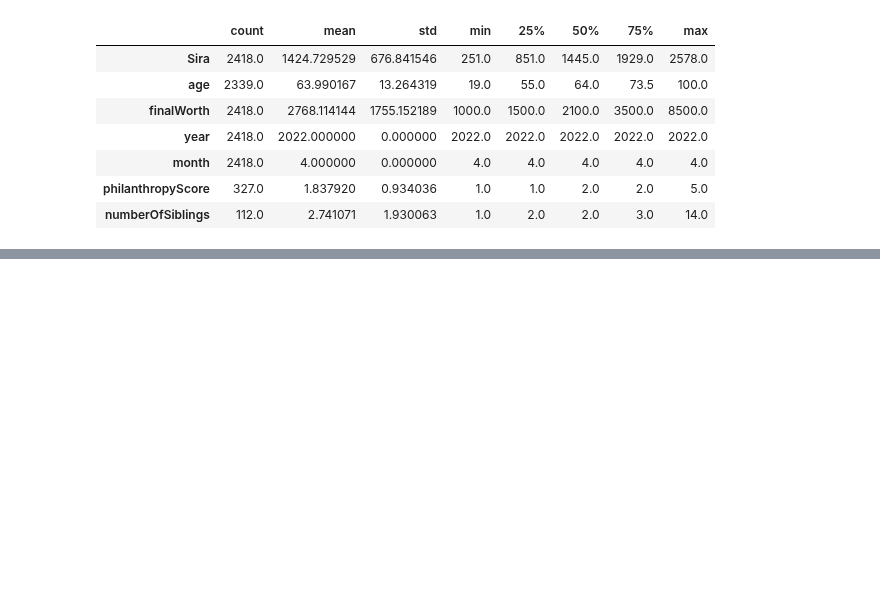
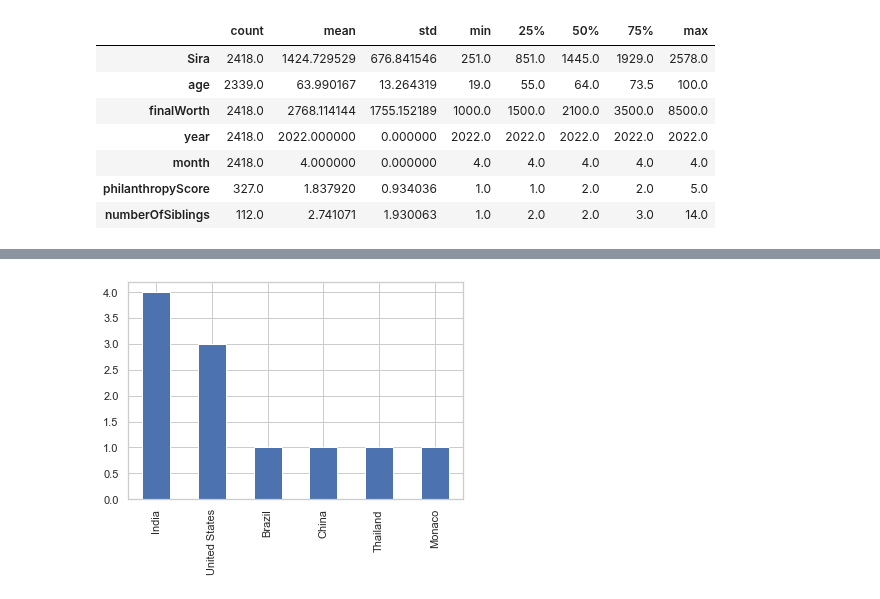
Before and after one commit to abdullahcayde/Trainings, a Jupyter notebook: Data_Preprocessing/forbes_2022.ipynb, the cells around one changed output, grey strips where cells are left out. Saved outputs shown, nothing was run; the diff lists cells and outputs as text; code cells hidden in the pictures; blank space fills up the shorter version.

```diff
--- a/Data_Preprocessing/forbes_2022.ipynb
+++ b/Data_Preprocessing/forbes_2022.ipynb
@@ -469,0 +519,4 @@ df[~aykirilar].describe().T
+# %%
+df[df.numberOfSiblings >= 5].country.value_counts().plot.bar();
+# %% [output]
+[figure, added]
```
Also changed, not shown: parts of 8 cells of this notebook.
